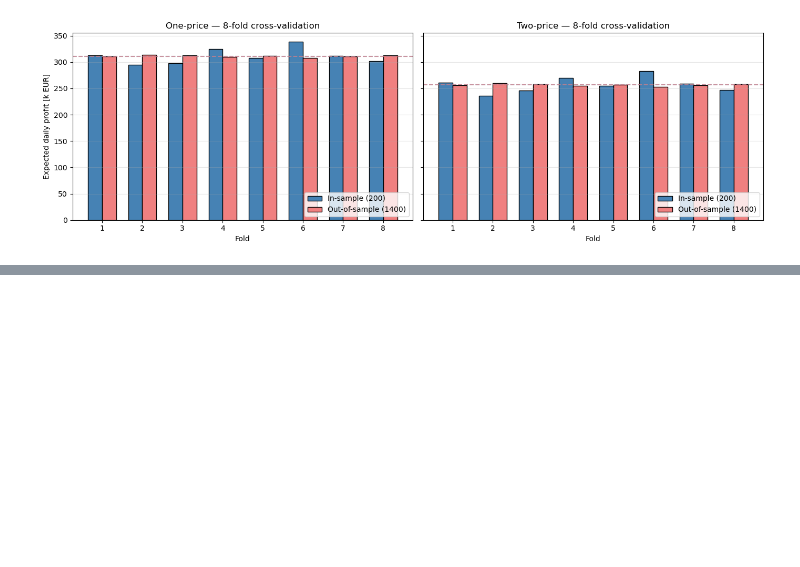
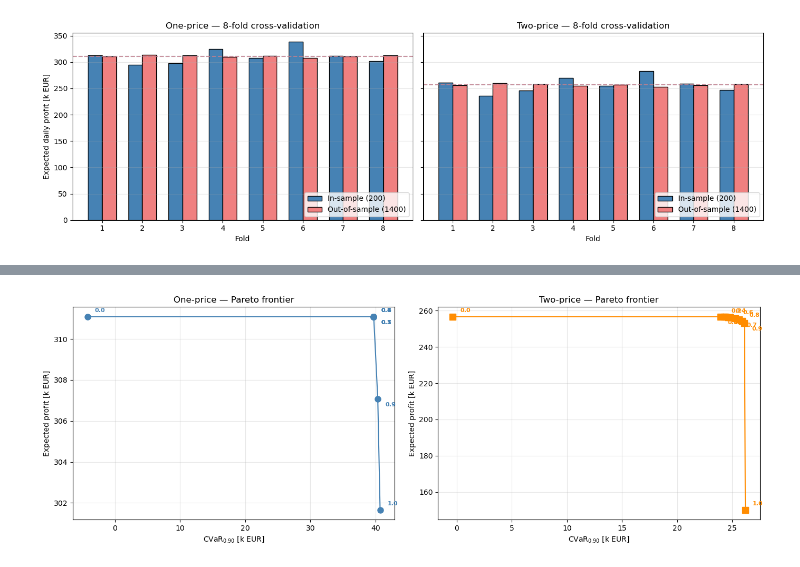
Before and after one commit to fraorma99/RES-Assignments, a Jupyter notebook: assignment_2/notebooks/main.ipynb, the cells around one changed output, grey strips where cells are left out. Cells and saved outputs as stored; diff of their text form; code cells hidden in the pictures; blank space fills up the shorter version.

```diff
--- a/assignment_2/notebooks/main.ipynb
+++ b/assignment_2/notebooks/main.ipynb
@@ -315,0 +363,35 @@ plt.show()
+# %%
+# Pareto frontier plot
+
+fig, axes = plt.subplots(1, 2, figsize=(14, 5))
+
+for ax, sweep, name, color, marker in zip(
+    axes,
+    [sweep_1p, sweep_2p],
+    ["One-price", "Two-price"],
+    ["steelblue", "darkorange"],
+    ["o", "s"],
+):
+    cvars_k = sweep['cvars'] / 1000
+    profits_k = sweep['expected_profits'] / 1000
+
+    ax.plot(cvars_k, profits_k,
+            marker=marker, color=color, markersize=8, linewidth=1.5)
+
+    # Annotate beta values, alternating offsets to reduce overlap
+    for i, b in enumerate(betas):
+        offset = (10, 6) if i % 2 == 0 else (10, -10)
+        ax.annotate(f"{b:.1f}",
+                    (cvars_k[i], profits_k[i]),
+                    textcoords="offset points", xytext=offset,
+                    fontsize=8, color=color, fontweight='bold')
+
+    ax.set_xlabel(r"CVaR$_{0.90}$ [k EUR]")
+    ax.set_ylabel("Expected profit [k EUR]")
+    ax.set_title(f"{name} — Pareto frontier")
+    ax.grid(alpha=0.3)
+
+plt.tight_layout()
+plt.show()
+# %% [output]
+[figure, added]
```
Also changed, not shown: parts of 2 cells of this notebook, 1 other file.
